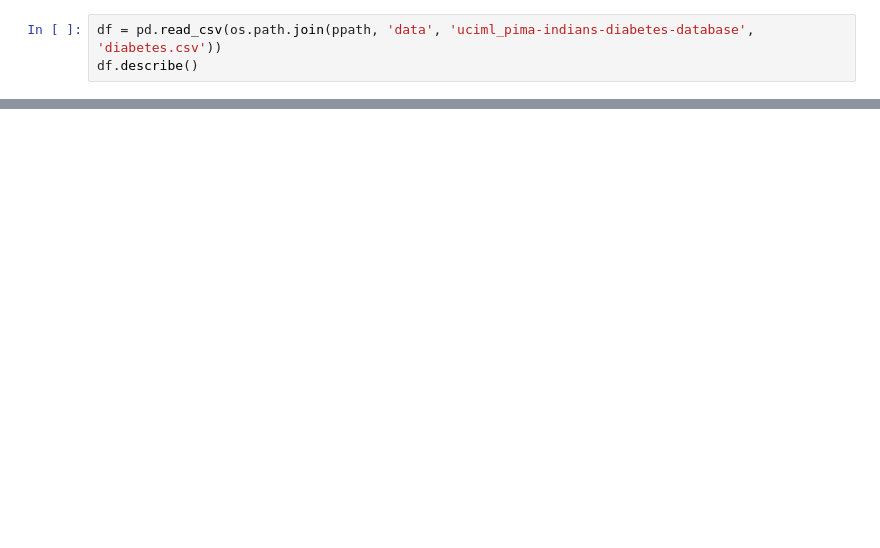
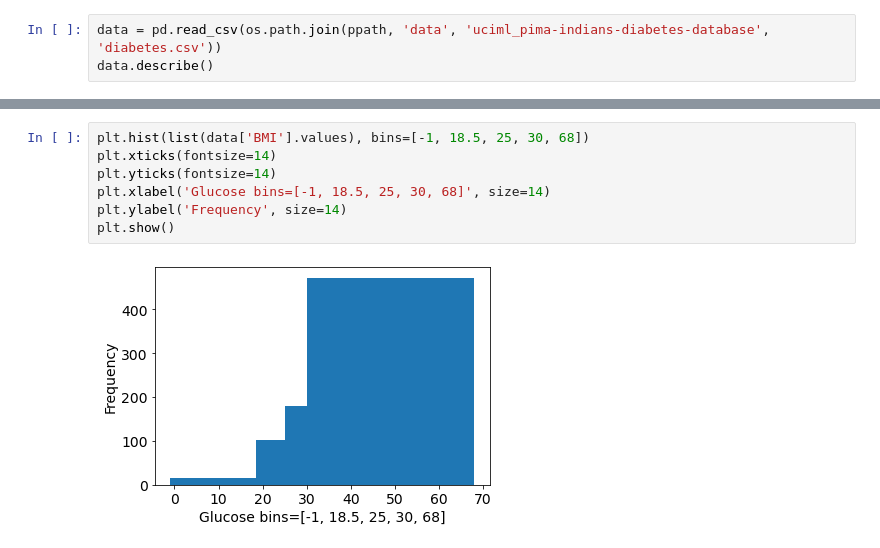
Before and after one commit to ey-l/explainable-discretization, a Jupyter notebook: notebooks/pima-buckets.ipynb, the cells around one changed output, grey strips where cells are left out. Cells and saved outputs as stored; diff of their text form; blank space fills up the shorter version.

```diff
--- a/notebooks/pima-buckets.ipynb
+++ b/notebooks/pima-buckets.ipynb
@@ -22,8 +24,8 @@ sys.path.append(os.path.join(ppath, 'code'))
 from discretizers import *
 from Bucket import *
 # %%
-df = pd.read_csv(os.path.join(ppath, 'data', 'uciml_pima-indians-diabetes-database', 'diabetes.csv'))
-df.describe()
+data = pd.read_csv(os.path.join(ppath, 'data', 'uciml_pima-indians-diabetes-database', 'diabetes.csv'))
+data.describe()
 # %% [output]
 |  | Pregnancies | Glucose | BloodPressure | SkinThickness | Insulin | BMI | DiabetesPedigreeFunction | Age | ... |
 | count | 768.000000 | 768.000000 | 768.000000 | 768.000000 | 768.000000 | 768.000000 | 768.000000 | 768.000000 | ... |
@@ -36,0 +244,9 @@ df.describe()
+# %%
+plt.hist(list(data['BMI'].values), bins=[-1, 18.5, 25, 30, 68])
+plt.xticks(fontsize=14)
+plt.yticks(fontsize=14)
+plt.xlabel('Glucose bins=[-1, 18.5, 25, 30, 68]', size=14)
+plt.ylabel('Frequency', size=14)
+plt.show()
+# %% [output]
+[figure, added]
```
Also changed, not shown: parts of 20 cells of this notebook, 21 other files.
